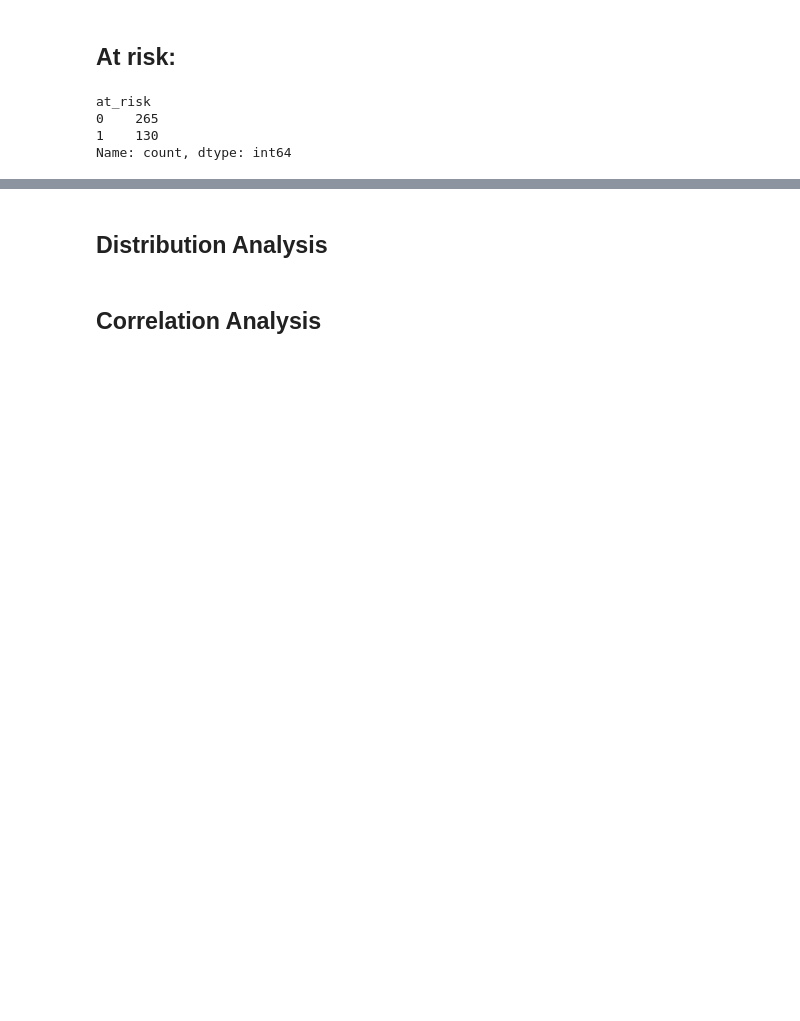
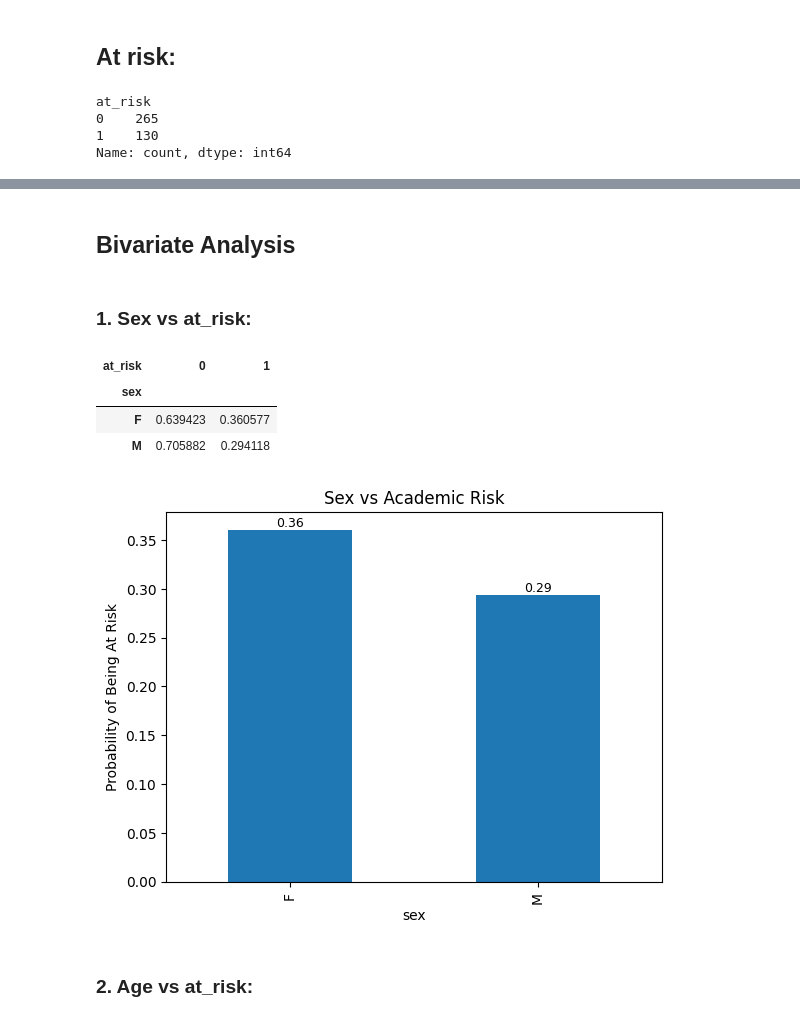
Before and after one commit to Mukhesh-Kumar-Ch/RiskLens, a Jupyter notebook: notebooks/exploratory_analysis.ipynb, the cells around one changed output, grey strips where cells are left out. Saved outputs shown, nothing was run; the diff lists cells and outputs as text; code cells hidden in the pictures; blank space fills up the shorter version.

```diff
--- a/notebooks/exploratory_analysis.ipynb
+++ b/notebooks/exploratory_analysis.ipynb
@@ -218,9 +220,14 @@ Name: count, dtype: int64
+# %%
+def risk_rate(series):
+    return pd.crosstab(series, df["at_risk"], normalize="index")
 # %% [markdown]
-## Distribution Analysis
+## Bivariate Analysis
+# %% [markdown]
+### 1. Sex vs at_risk:
 # %%
-# Visualize distributions
-# df.hist(figsize=(15, 10))
-# plt.tight_layout()
-# plt.show()
+risk_rate(df["sex"])
+# %% [output]
+| at_risk | 0 | 1 |
+| sex |  |  |
+| F | 0.639423 | 0.360577 |
+| M | 0.705882 | 0.294118 |
-# %% [markdown]
-## Correlation Analysis
@@ -232,0 +234,11 @@ Name: count, dtype: int64
+# %%
+ax=risk_rate(df["sex"])[1].plot(kind="bar")
+plt.ylabel("Probability of Being At Risk")
+plt.title("Sex vs Academic Risk")
+for p in ax.patches:
+    ax.annotate(f"{p.get_height():.2f}",(p.get_x() + p.get_width() / 2., p.get_height()), ha='center', va='bottom', fontsize=9)
+plt.show()
+# %% [output]
+[figure, added]
+# %% [markdown]
+### 2. Age vs at_risk:
```
Also changed, not shown: parts of 73 cells of this notebook.
